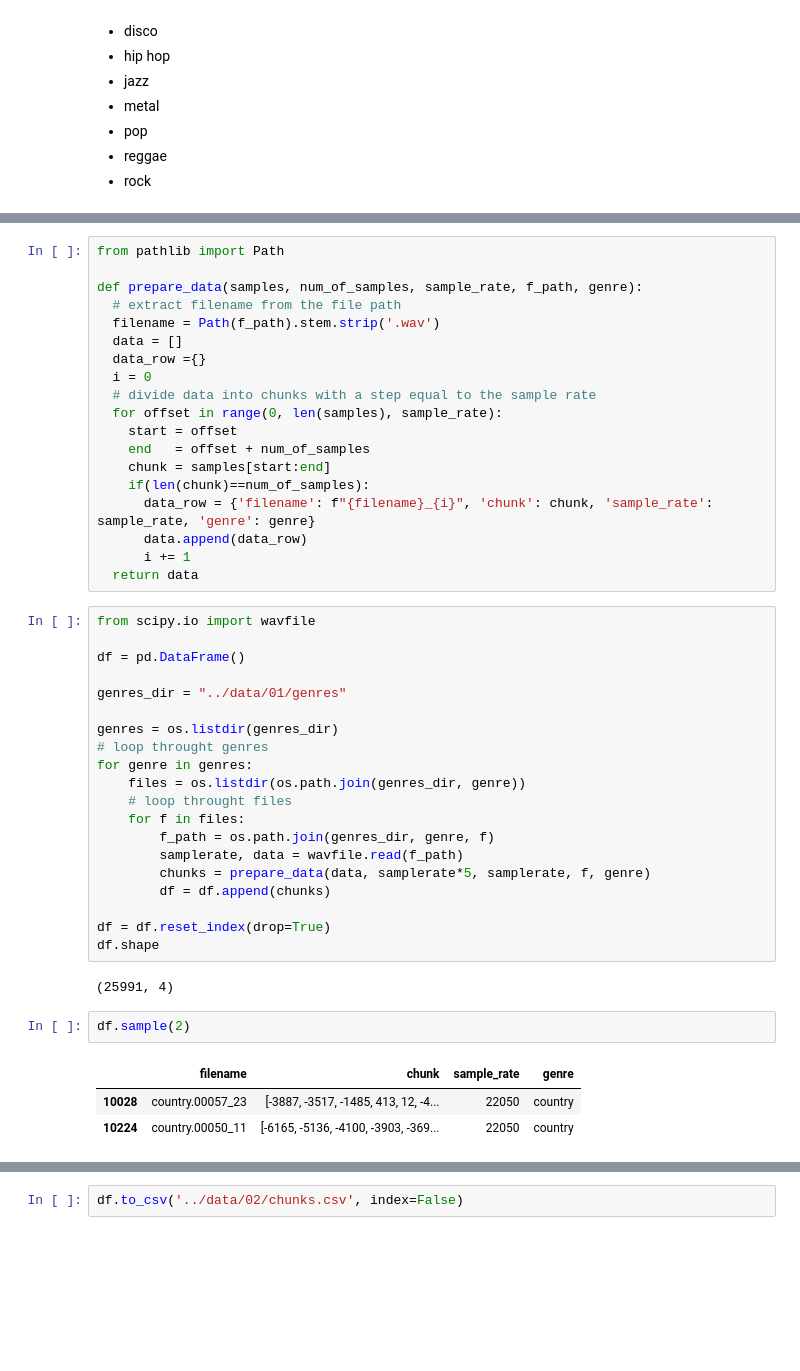
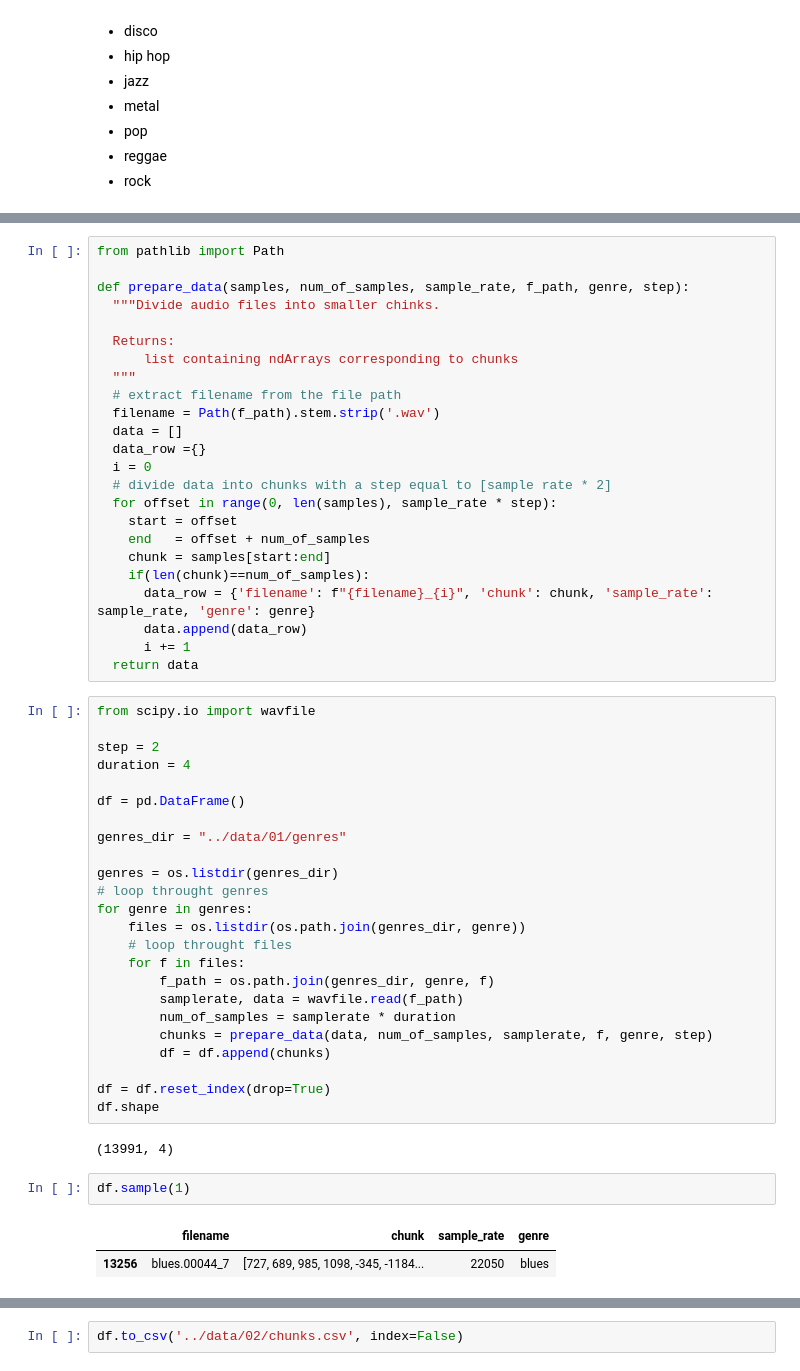
Before and after one commit to SprinTech/sound-recognizer, a Jupyter notebook: ml/notebooks/data_analysis.ipynb, the cells around one changed output, grey strips where cells are left out. Saved outputs shown, nothing was run; the diff lists cells and outputs as text; blank space fills up the shorter version.

```diff
--- a/ml/notebooks/data_analysis.ipynb
+++ b/ml/notebooks/data_analysis.ipynb
@@ -50,14 +51,19 @@ Chaque piste audio de 5 secondes correspond à un array de taille [sample rate *
 # %%
 from pathlib import Path
 
-def prepare_data(samples, num_of_samples, sample_rate, f_path, genre):
+def prepare_data(samples, num_of_samples, sample_rate, f_path, genre, step):
+  """Divide audio files into smaller chinks.
+
+  Returns:
+      list containing ndArrays corresponding to chunks
+  """
   # extract filename from the file path
   filename = Path(f_path).stem.strip('.wav')
   data = []
   data_row ={}
   i = 0
-  # divide data into chunks with a step equal to the sample rate
-  for offset in range(0, len(samples), sample_rate):
+  # divide data into chunks with a step equal to [sample rate * 2]
+  for offset in range(0, len(samples), sample_rate * step):
     start = offset
     end   = offset + num_of_samples
     chunk = samples[start:end]
@@ -68,6 +74,9 @@ def prepare_data(samples, num_of_samples, sample_rate, f_path, genre):
   return data
 # %%
 from scipy.io import wavfile
+
+step = 2
+duration = 4
 
 df = pd.DataFrame()
 
@@ -81,19 +90,19 @@ for genre in genres:
     for f in files:
         f_path = os.path.join(genres_dir, genre, f)
         samplerate, data = wavfile.read(f_path)
-        chunks = prepare_data(data, samplerate*5, samplerate, f, genre)
+        num_of_samples = samplerate * duration
+        chunks = prepare_data(data, num_of_samples, samplerate, f, genre, step)
         df = df.append(chunks)
 
 df = df.reset_index(drop=True)
 df.shape
 # %% [output]
-(25991, 4)
+(13991, 4)
 # %%
-df.sample(2)
+df.sample(1)
 # %% [output]
 |  | filename | chunk | sample_rate | genre |
-| 10028 | country.00057_23 | [-3887, -3517, -1485, 413, 12, -4... | 22050 | country |
-| 10224 | country.00050_11 | [-6165, -5136, -4100, -3903, -369... | 22050 | country |
+| 13256 | blues.00044_7 | [727, 689, 985, 1098, -345, -1184... | 22050 | blues |
 # %%
 df.genre.value_counts()
 # %% [output]
```
Also changed, not shown: parts of 11 cells of this notebook.
